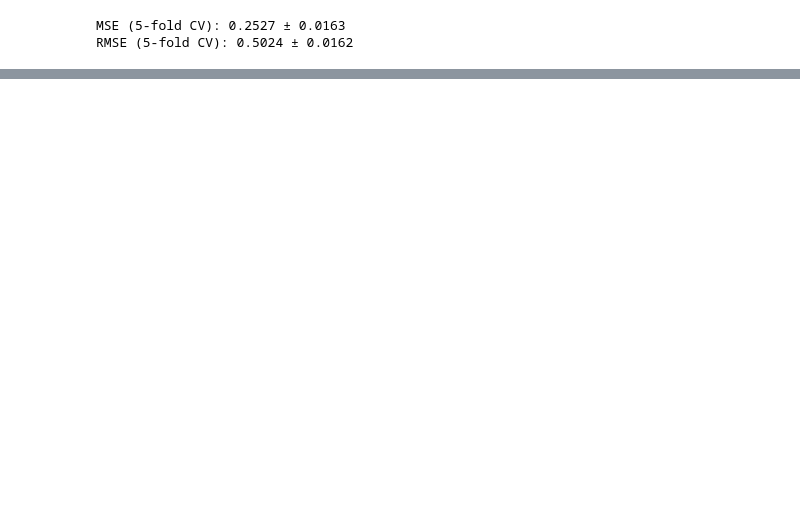
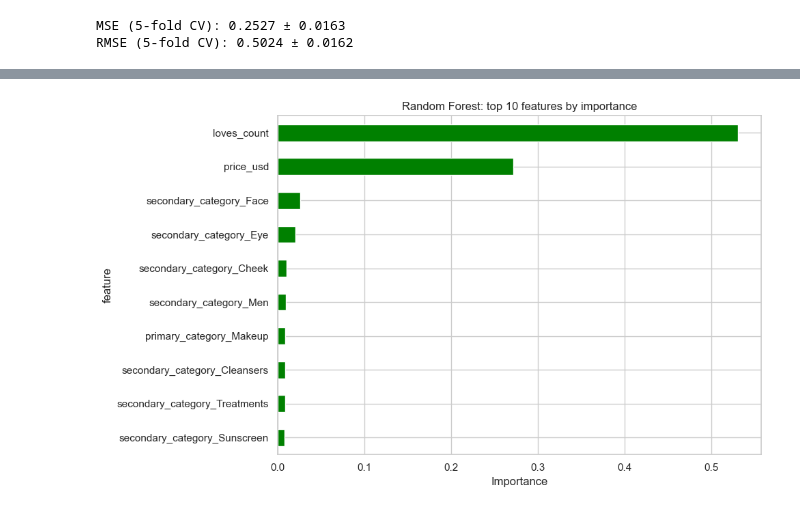
Before and after one commit to imgabrielas/Sephora, a Jupyter notebook: 06_price_vs_rating.ipynb, the cells around one changed output, grey strips where cells are left out. Saved outputs shown, nothing was run; the diff lists cells and outputs as text; code cells hidden in the pictures; blank space fills up the shorter version.

```diff
--- a/06_price_vs_rating.ipynb
+++ b/06_price_vs_rating.ipynb
@@ -206,0 +213,6 @@ Notes:
+# %%
+importance_df = pd.DataFrame({
+    'feature': X.columns,
+    'importance': rf.feature_importances_
+}).sort_values('importance', ascending=False)
+importance_df.head(10)
@@ -206,0 +243,11 @@ Notes:
+# %%
+top_n = 10
+importance_df.tail(top_n).plot(
+    kind='barh', x='feature', y='importance', color='green', legend=False
+)
+plt.xlabel('Importance')
+plt.title(f'Random Forest: top {top_n} features by importance')
+plt.tight_layout()
+plt.show()
+# %% [output]
+[figure, added]
```
Also changed, not shown: parts of 18 cells of this notebook.
